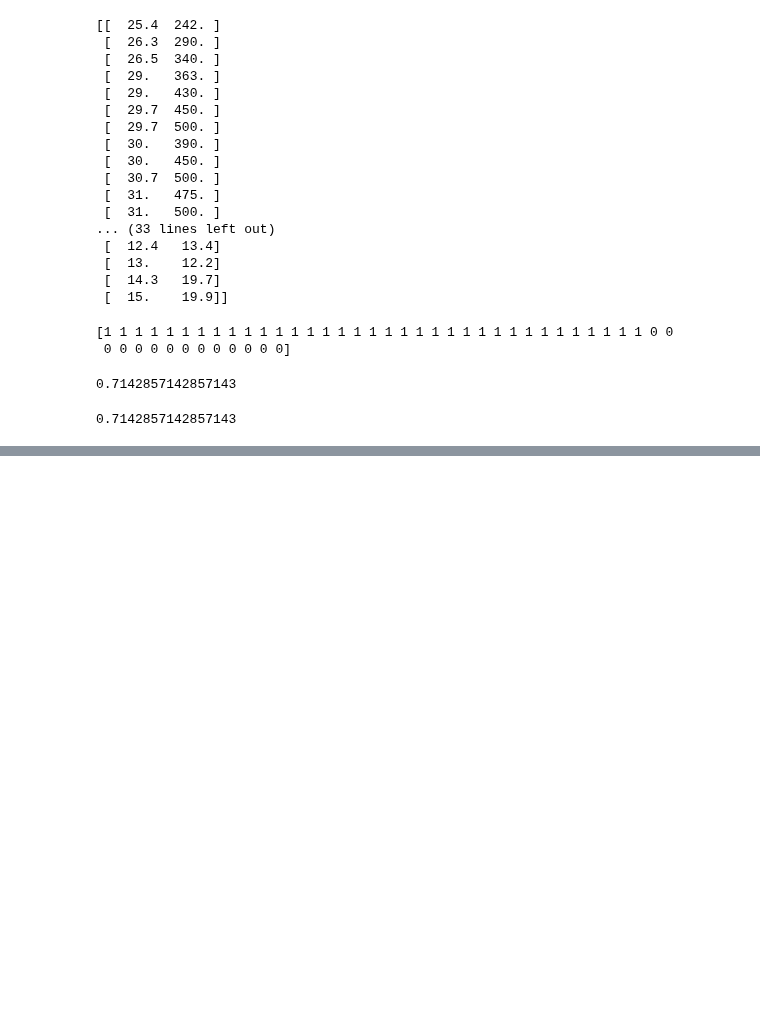
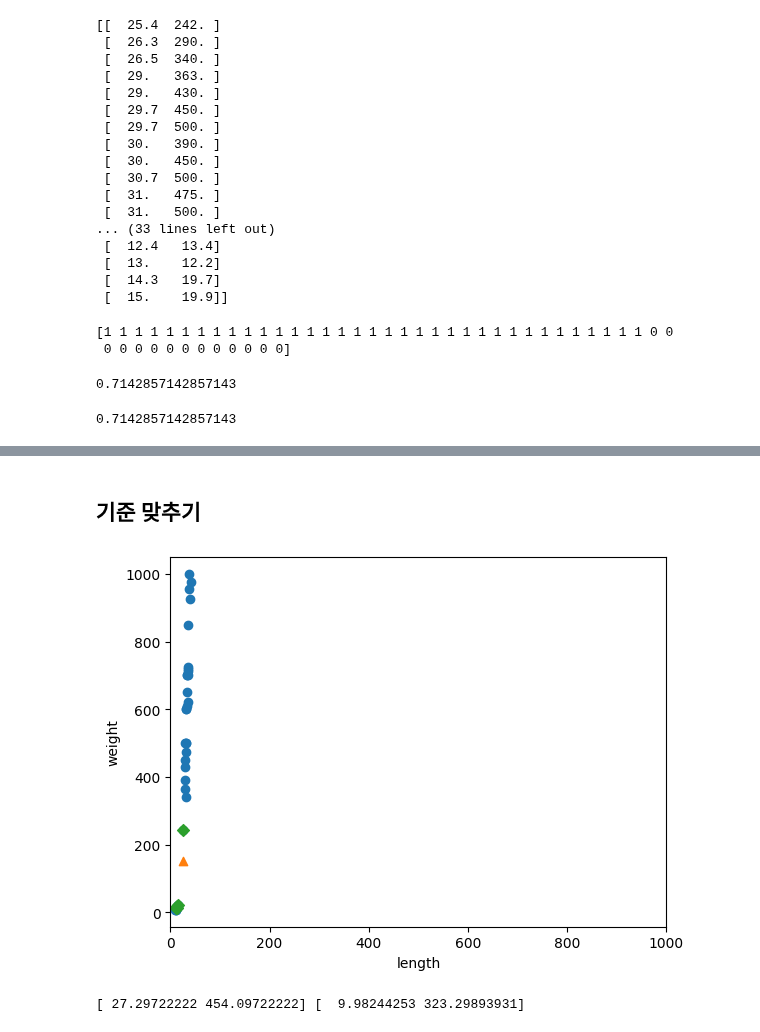
Before and after one commit to StableSub/Learn-AI, a Jupyter notebook: BreamAndSmelt.ipynb, the cells around one changed output, grey strips where cells are left out. Drawn from its saved outputs; the diff is of its cells as text; code cells hidden in the pictures; blank space fills up the shorter version.

```diff
--- a/BreamAndSmelt.ipynb
+++ b/BreamAndSmelt.ipynb
@@ -100,0 +331,14 @@ print(35/49)
+# %% [markdown]
+## 기준 맞추기
+# %%
+distances, indexes = kn.kneighbors([[25, 150]])
+import matplotlib.pyplot as plt
+plt.scatter(train_input[:,0], train_input[:,1])
+plt.scatter(25, 150, marker='^')
+plt.scatter(train_input[indexes, 0], train_input[indexes, 1], marker='D')
+plt.xlim(0, 1000)
+plt.xlabel('length')
+plt.ylabel('weight')
+plt.show() # 범위를 동일하게 바꾸어 그래프 출력. -> 데이터 전처리가 필요.
+# %% [output]
+[figure, added]
@@ -100,0 +348,4 @@ print(35/49)
+# %%
+print(mean, std)
+# %% [output]
+[ 27.29722222 454.09722222] [  9.98244253 323.29893931]
```
Also changed, not shown: parts of 62 cells of this notebook.
